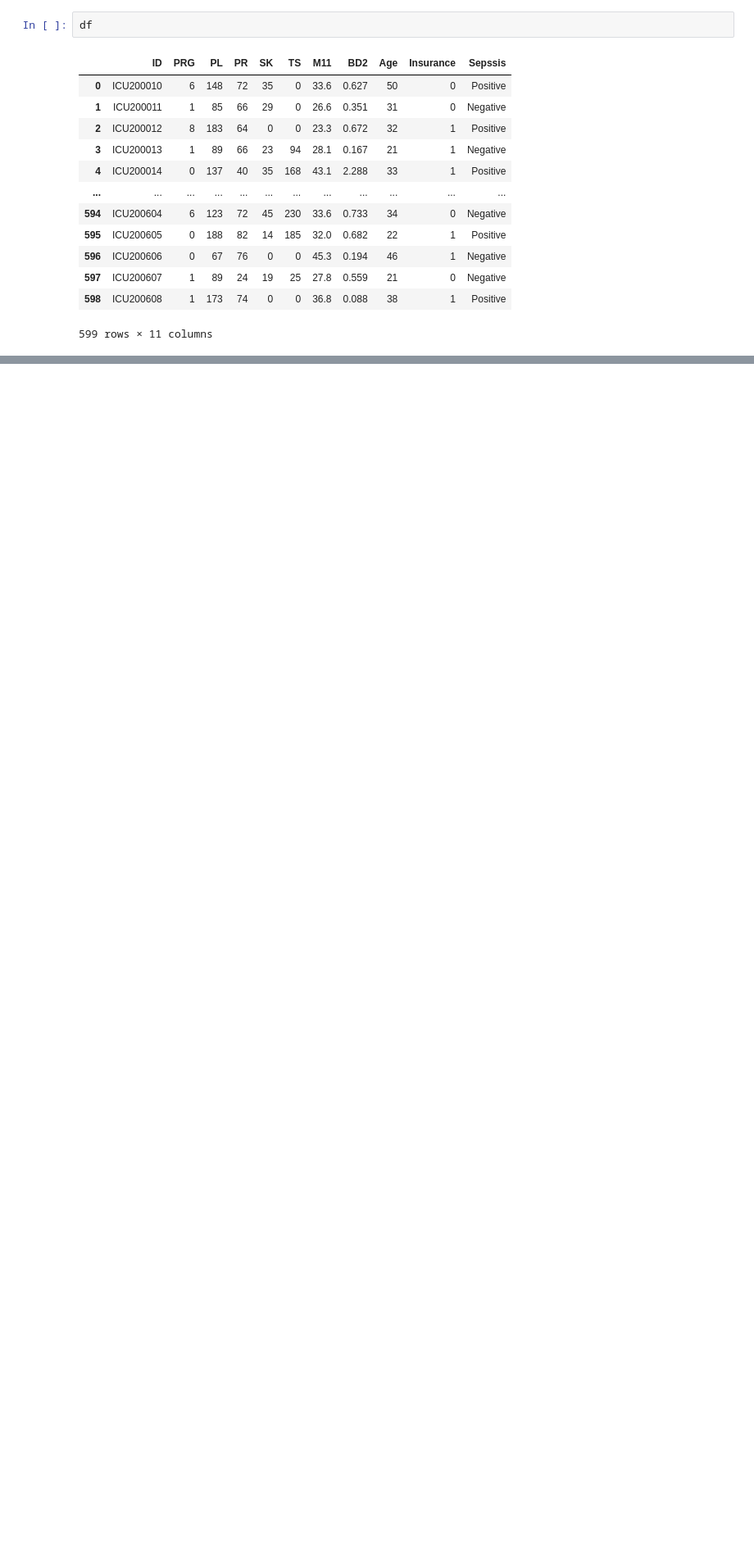
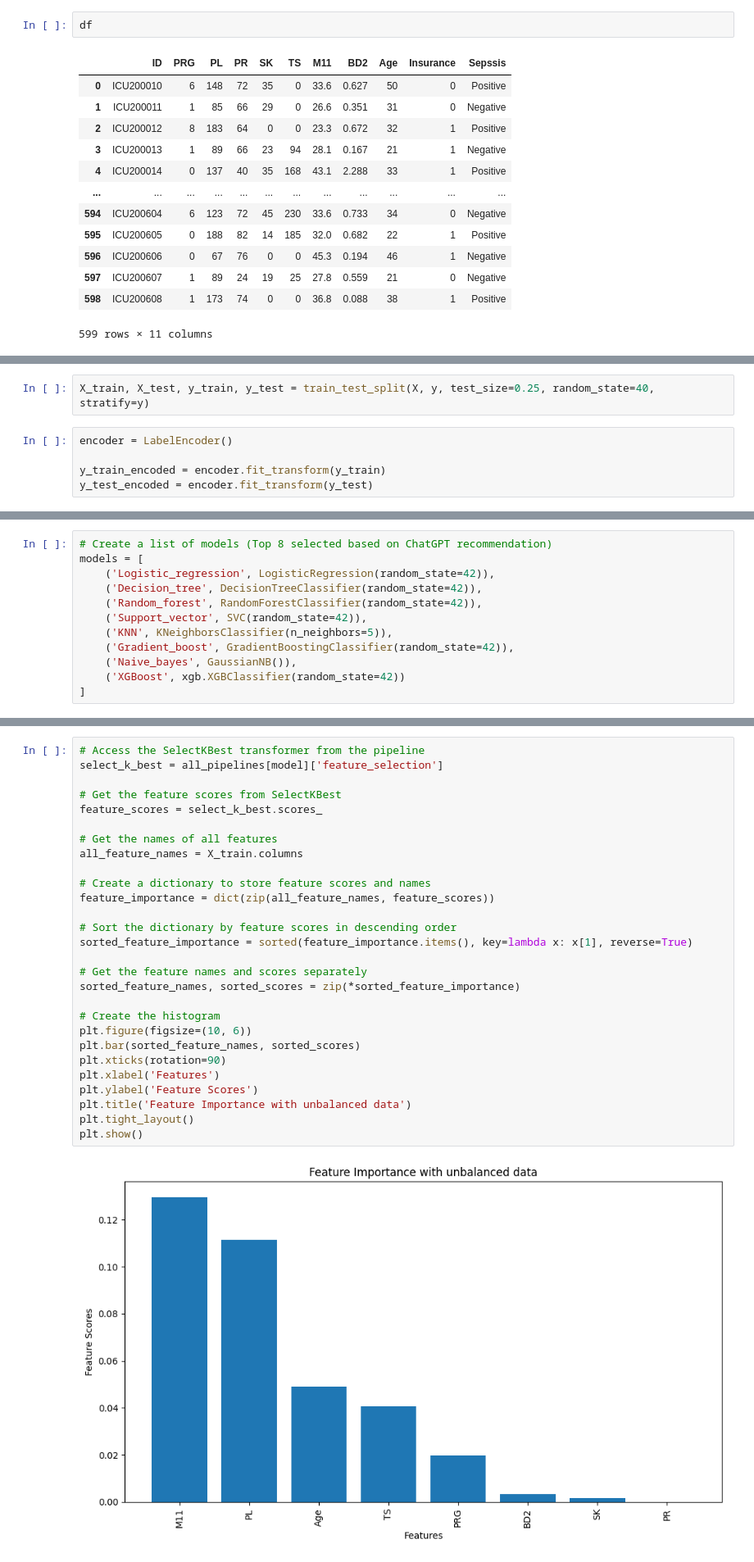
Before and after one commit to Phannsi/Machine-Learning-API-with-Fast-API, a Jupyter notebook: notebook.ipynb, the cells around one changed output, grey strips where cells are left out. Shown at 82% size. Drawn from its saved outputs; the diff is of its cells as text; blank space fills up the shorter version.

Commit message:
Training models

```diff
--- a/notebook.ipynb
+++ b/notebook.ipynb
@@ -192,0 +240,7 @@ df
+# %%
+X_train, X_test, y_train, y_test = train_test_split(X, y, test_size=0.25, random_state=40, stratify=y)
+# %%
+encoder = LabelEncoder()
+
+y_train_encoded = encoder.fit_transform(y_train)
+y_test_encoded = encoder.fit_transform(y_test)
@@ -192,0 +249,12 @@ df
+# %%
+# Create a list of models (Top 8 selected based on ChatGPT recommendation)
+models = [
+    ('Logistic_regression', LogisticRegression(random_state=42)),
+    ('Decision_tree', DecisionTreeClassifier(random_state=42)),
+    ('Random_forest', RandomForestClassifier(random_state=42)),
+    ('Support_vector', SVC(random_state=42)),
+    ('KNN', KNeighborsClassifier(n_neighbors=5)),
+    ('Gradient_boost', GradientBoostingClassifier(random_state=42)),
+    ('Naive_bayes', GaussianNB()),
+    ('XGBoost', xgb.XGBClassifier(random_state=42))
+]
@@ -192,0 +317,30 @@ df
+# %%
+# Access the SelectKBest transformer from the pipeline
+select_k_best = all_pipelines[model]['feature_selection']
+
+# Get the feature scores from SelectKBest
+feature_scores = select_k_best.scores_
+
+# Get the names of all features
+all_feature_names = X_train.columns
+
+# Create a dictionary to store feature scores and names
+feature_importance = dict(zip(all_feature_names, feature_scores))
+
+# Sort the dictionary by feature scores in descending order
+sorted_feature_importance = sorted(feature_importance.items(), key=lambda x: x[1], reverse=True)
+
+# Get the feature names and scores separately
+sorted_feature_names, sorted_scores = zip(*sorted_feature_importance)
+
+# Create the histogram
+plt.figure(figsize=(10, 6))
+plt.bar(sorted_feature_names, sorted_scores)
+plt.xticks(rotation=90)
+plt.xlabel('Features')
+plt.ylabel('Feature Scores')
+plt.title('Feature Importance with unbalanced data')
+plt.tight_layout()
+plt.show()
+# %% [output]
+[figure, added]
```
Also changed, not shown: parts of 11 cells of this notebook.
